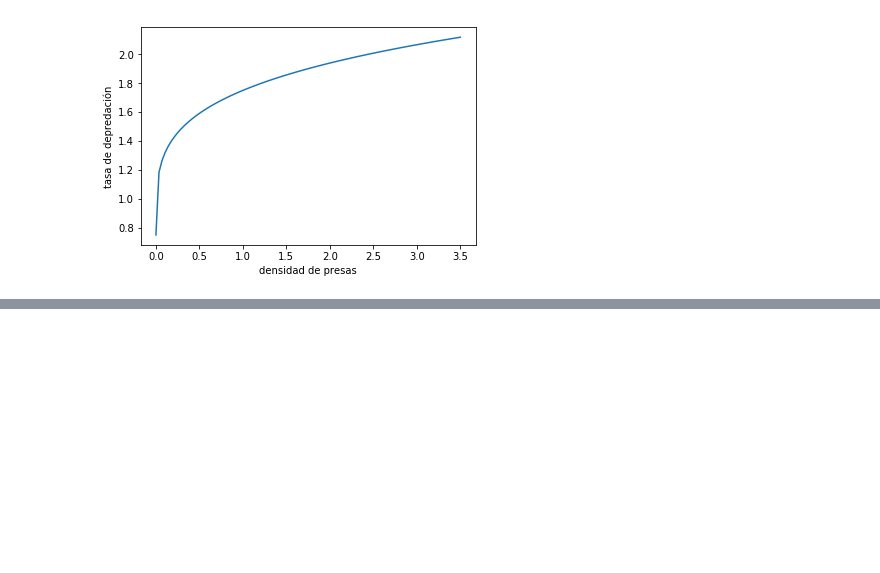
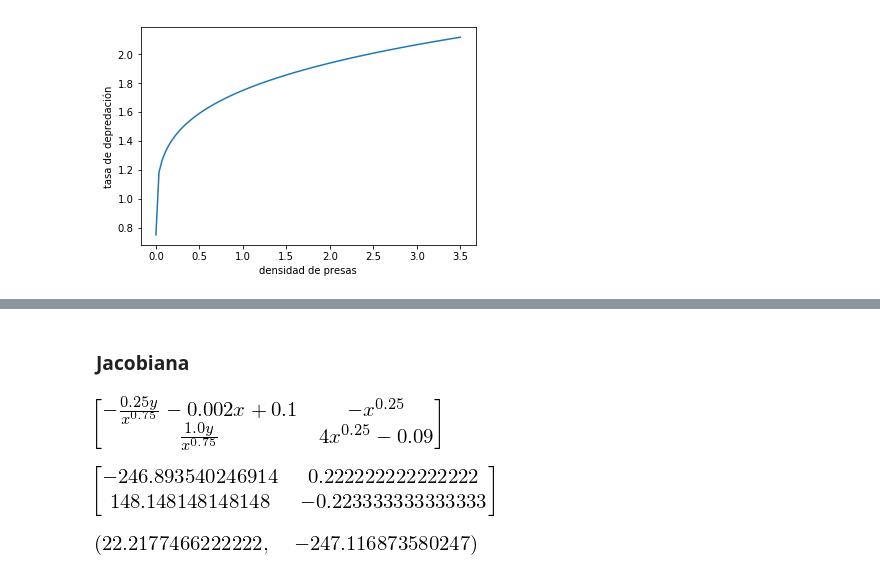
Before and after one commit to rgarcia-herrera/sistemas-dinamicos, a Jupyter notebook: Rosenzweig-MacArthur.ipynb, the cells around one changed output, grey strips where cells are left out. Cells and saved outputs as stored; diff of their text form; code cells hidden in the pictures; blank space fills up the shorter version.

```diff
--- a/Rosenzweig-MacArthur.ipynb
+++ b/Rosenzweig-MacArthur.ipynb
@@ -144,0 +170,19 @@ fig = plt.plot(presas, depredaciones)
+# %% [markdown]
+### Jacobiana
+# %%
+J = symbols("J")
+
+J = Matrix([[diff(f, x), diff(f, y)],
+            [diff(g, x), diff(g, y)]])
+J
+# %% [output]
+[figure, added]
+# %%
+J = J.subs({x: -0.1, y:100})
+J
+# %% [output]
+[figure, added]
+# %%
+J.det(), J.trace()
+# %% [output]
+[figure, added]
```
Also changed, not shown: parts of 16 cells of this notebook.
